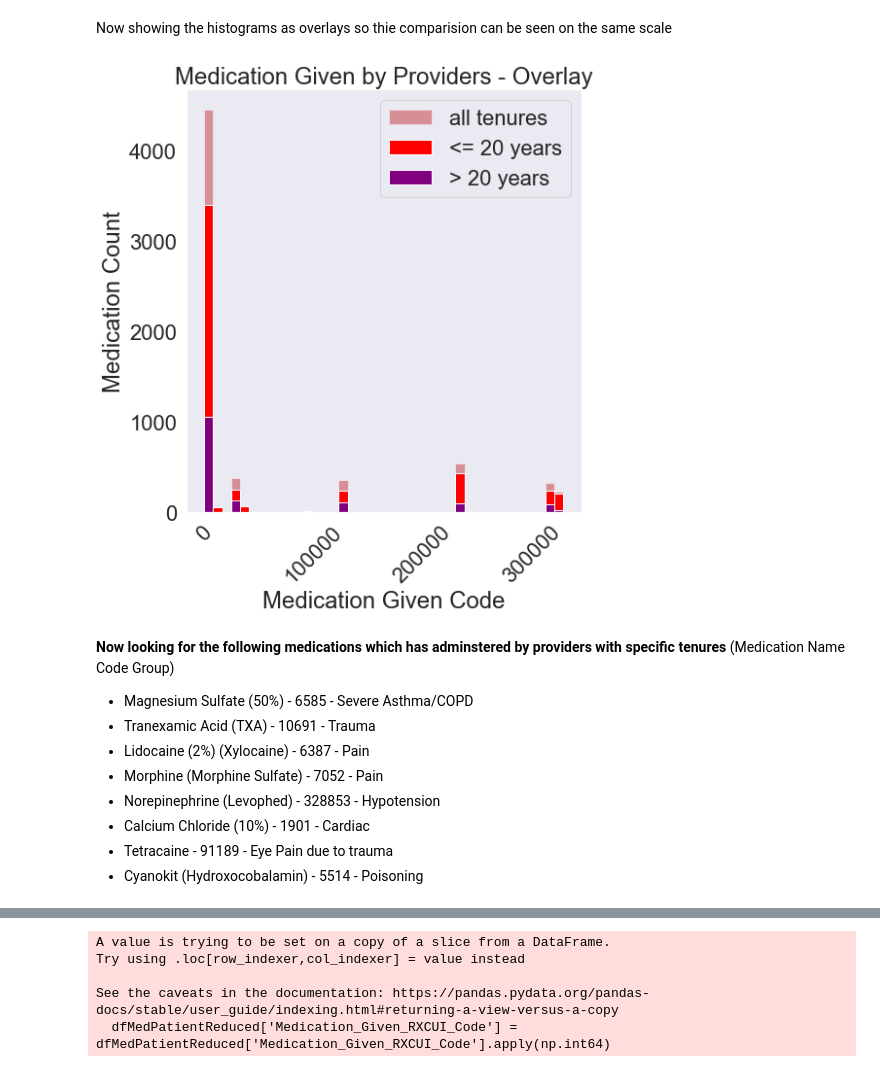
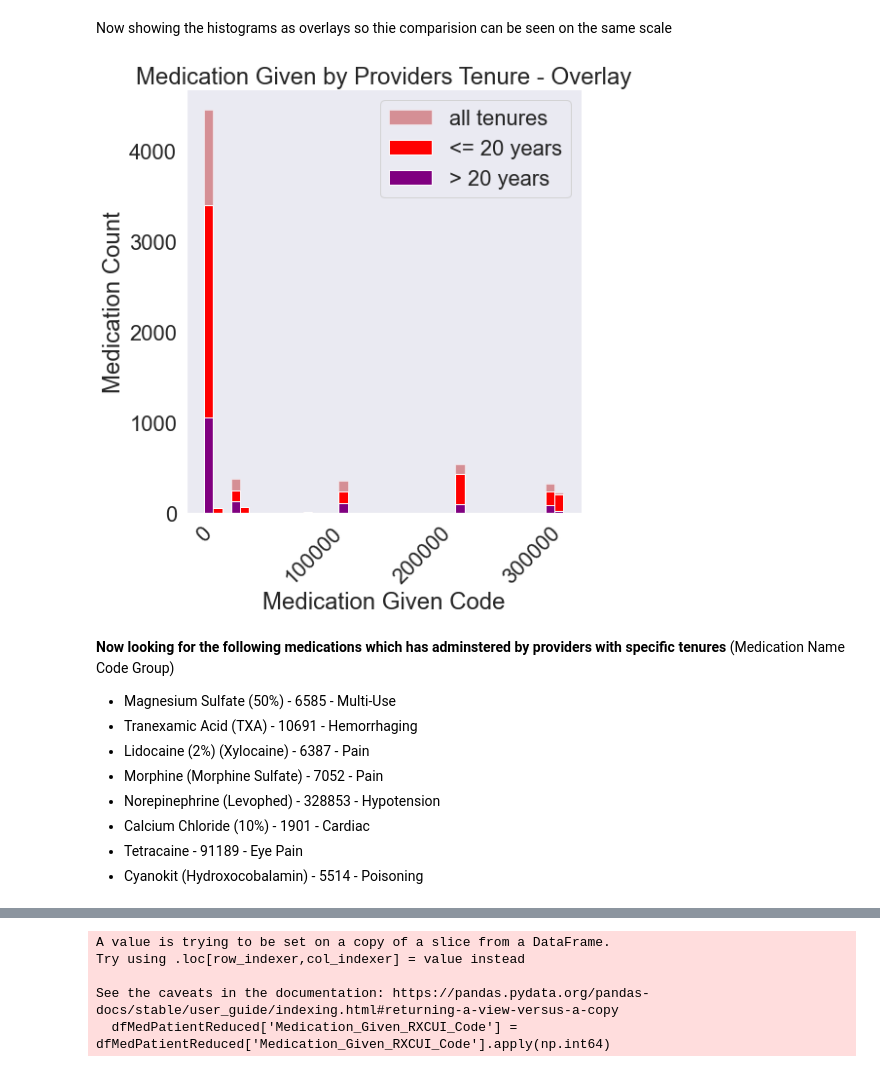
Before and after one commit to data-rescue/ems-analytics, a Jupyter notebook: notebooks/20210323-au-medication-tenure-relation.ipynb, the cells around one changed output, grey strips where cells are left out. Cells and saved outputs as stored; diff of their text form; code cells hidden in the pictures.

```diff
--- a/notebooks/20210323-au-medication-tenure-relation.ipynb
+++ b/notebooks/20210323-au-medication-tenure-relation.ipynb
@@ -847,31 +843,31 @@ Now showing the histograms as overlays so thie comparision can be seen  on the s
 # %%
 ## overlays histograms
 fig=plt.figure(figsize=(16,8))
 
 ax1=plt.subplot(121)
 ax1.hist(x=dfMedPatientReduced_pvt['Medication_Given_RXCUI_Code'],bins= 40, alpha = 0.5, label='all tenures')
 ax1.hist(x=dfMedPatientReduced_pvt_lte20Yrs['Medication_Given_RXCUI_Code'], bins=40, color='red', label='<= 20 years')
 ax1.hist(x=dfMedPatientReduced_pvt_gt20Yrs['Medication_Given_RXCUI_Code'], bins=40, color='purple', label='> 20 years')
 ax1.set_xlabel('Medication Given Code')
 ax1.set_ylabel('Medication Count')
-ax1.set_title('Medication Given by Providers - Overlay')
+ax1.set_title('Medication Given by Providers Tenure - Overlay')
 ax1.ticklabel_format(style='plain')
 ax1.grid()
 plt.xticks(rotation=45)
 plt.legend(loc='upper right')
 plt.show()
 # %% [output]
-[figure, old version]
+[figure, new version]
 # %% [markdown]
 <b>Now looking for the following medications which has adminstered by providers with specific tenures </b>
   (Medication Name    Code     Group)
- - Magnesium Sulfate (50%) - 6585 - Severe Asthma/COPD
- - Tranexamic Acid (TXA) - 10691 - Trauma
+ - Magnesium Sulfate (50%) - 6585 - Multi-Use
+ - Tranexamic Acid (TXA) - 10691 - Hemorrhaging
  - Lidocaine (2%) (Xylocaine) - 6387 - Pain
  - Morphine (Morphine Sulfate) - 7052 - Pain
  - Norepinephrine (Levophed) - 328853 - Hypotension
  - Calcium Chloride (10%) - 1901 - Cardiac
-- Tetracaine - 91189 - Eye Pain due to trauma
+- Tetracaine - 91189 - Eye Pain
  - Cyanokit (Hydroxocobalamin) - 5514 - Poisoning
 # %%
 ## Checking info about dfMedPatientReduced for data format check
```
Also changed, not shown: parts of 17 cells of this notebook.
